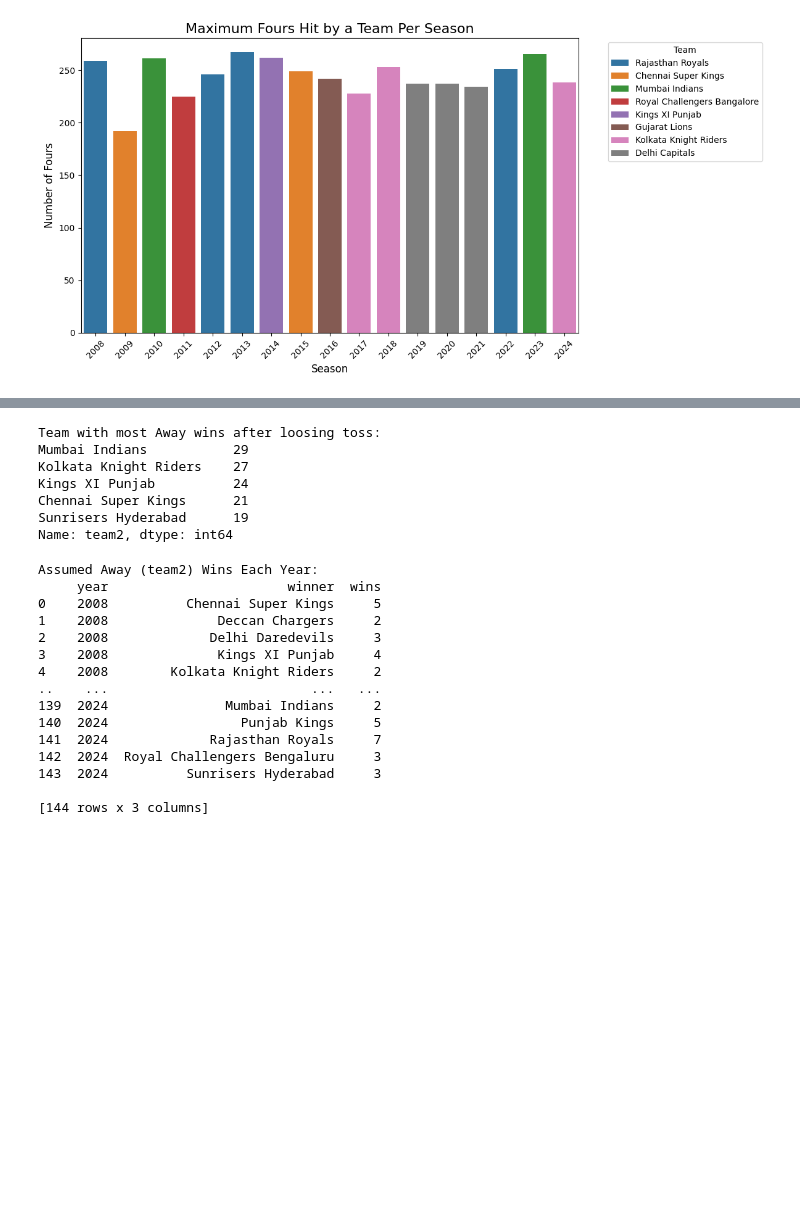
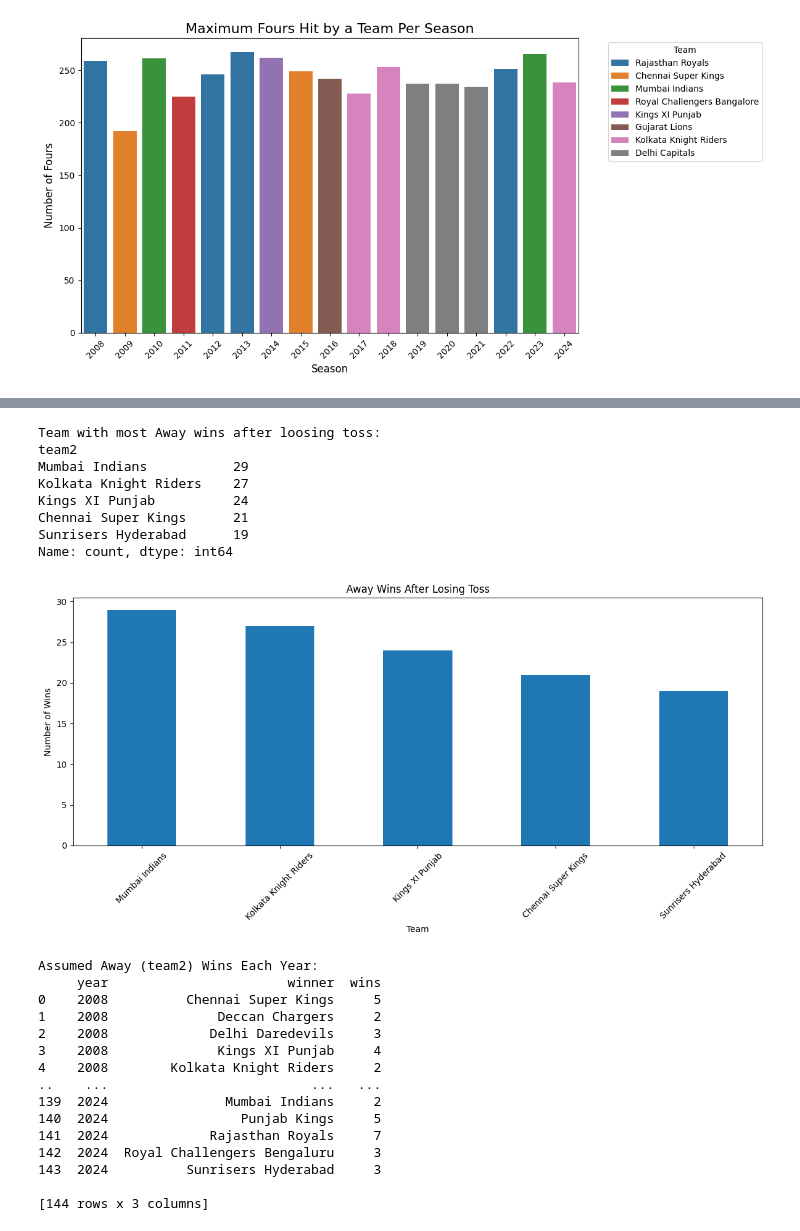
Before and after one commit to Parth-0804/DS_PROJEKT_AIM, a Jupyter notebook: 01_data/GR04_ipynb_Hiregoudar1_Ravaliya2_GoblipurBhanuprakashNag3.ipynb, the cells around one changed output, grey strips where cells are left out. Cells and saved outputs as stored; diff of their text form; code cells hidden in the pictures; blank space fills up the shorter version.

```diff
--- a/01_data/GR04_ipynb_Hiregoudar1_Ravaliya2_GoblipurBhanuprakashNag3.ipynb
+++ b/01_data/GR04_ipynb_Hiregoudar1_Ravaliya2_GoblipurBhanuprakashNag3.ipynb
@@ -1087,18 +1108,28 @@ Name: team2, dtype: int64
 # %%
-#Team winning most Away matches after loosimg toss
+#Team winning most Away matches after losing toss
 away_win_toss = matches[(matches['toss_winner'] != matches['team2']) &
                         (matches['winner'] == matches['team2'])]
 away_wins = away_win_toss['team2'].value_counts()
 print("Team with most Away wins after loosing toss:")
 print(away_wins.head(5))
+# Plotting the away wins after losing toss
+plt.figure(figsize=(12, 6))
+away_wins.head(5).plot(kind='bar', title='Away Wins After Losing Toss')
+plt.ylabel('Number of Wins')
+plt.xlabel('Team')
+plt.xticks(rotation=45)
+plt.tight_layout()
+plt.show()
 # %% [output]
 Team with most Away wins after loosing toss:
+team2
 Mumbai Indians           29
 Kolkata Knight Riders    27
 Kings XI Punjab          24
 Chennai Super Kings      21
 Sunrisers Hyderabad      19
-Name: team2, dtype: int64
+Name: count, dtype: int64
+[figure, added]
 # %%
 #Away match winners by year
 away_wins = matches[matches['team2'] == matches['winner']]
```
Also changed, not shown: parts of 7 cells of this notebook.
